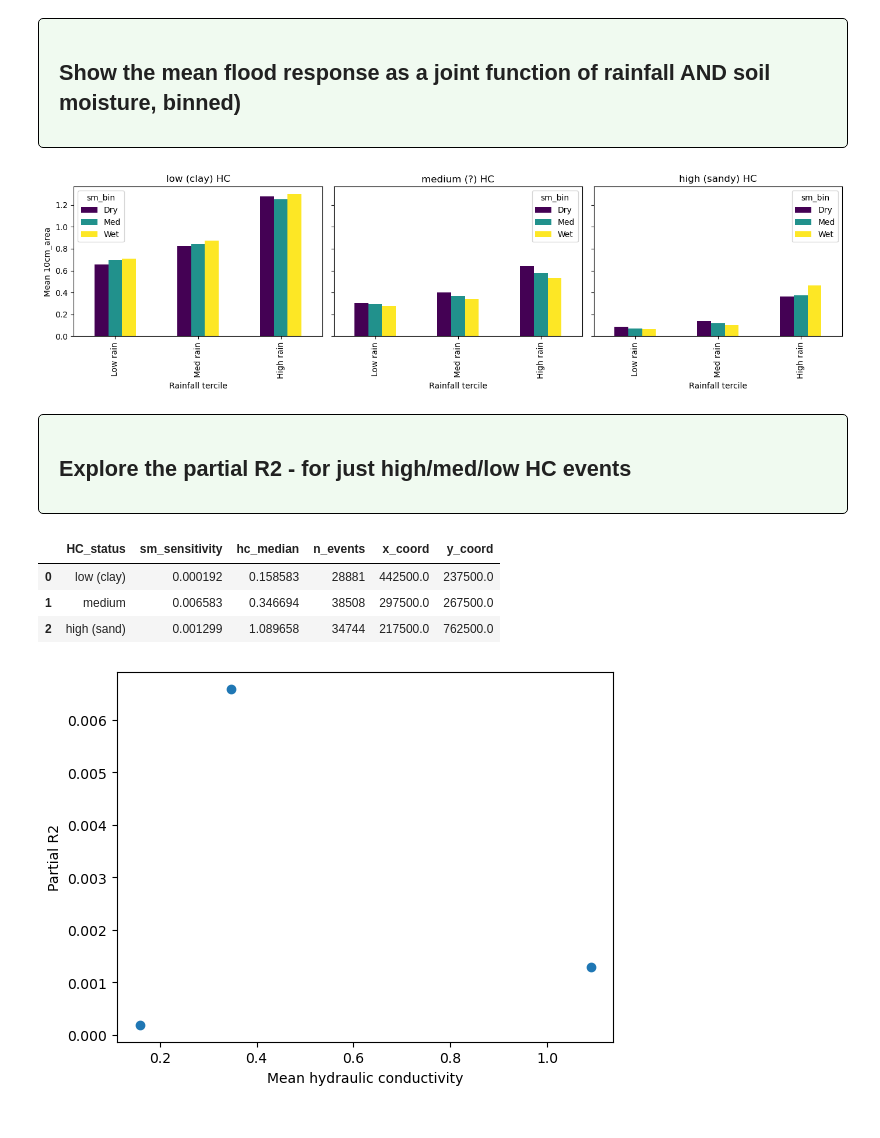
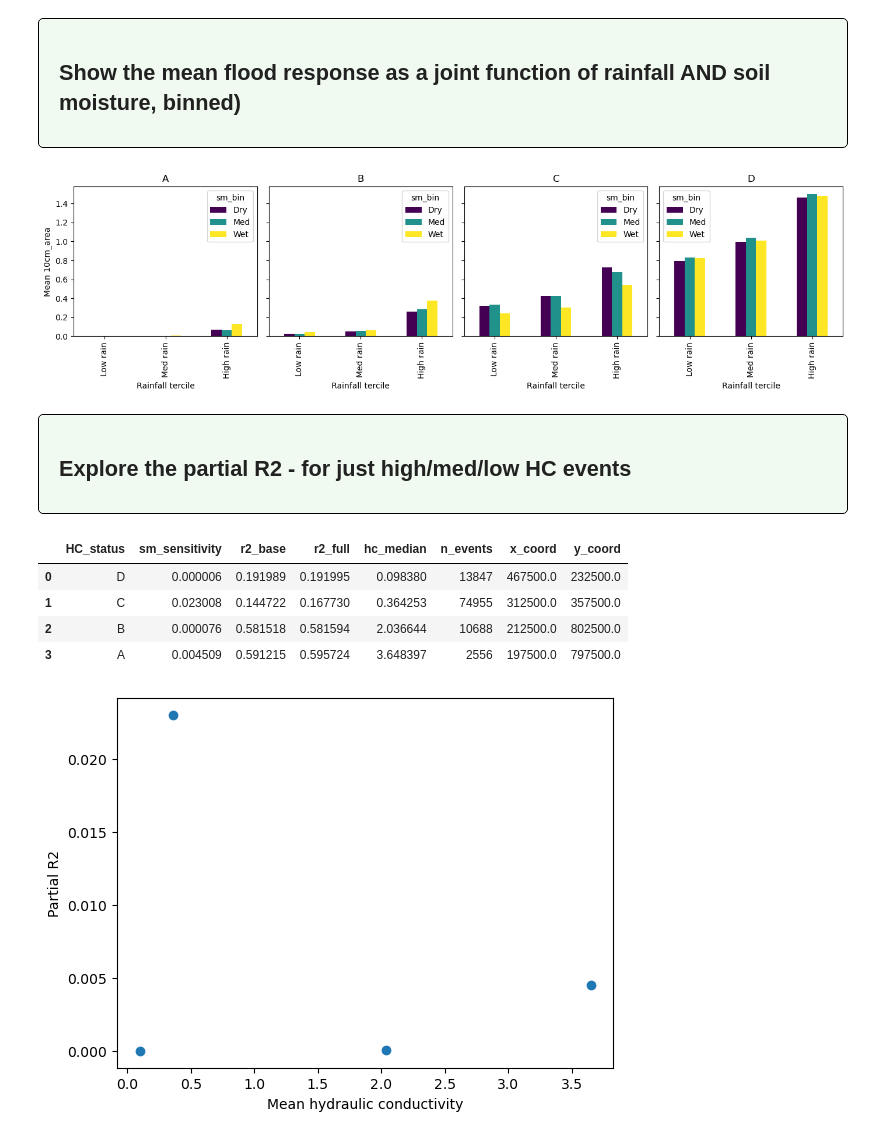
Before and after one commit to masher92/FutureFlood, a Jupyter notebook: AnalyseResults/AnalyseResults.ipynb, the cells around one changed output. Saved outputs shown, nothing was run; the diff lists cells and outputs as text; code cells hidden in the pictures.

```diff
--- a/AnalyseResults/AnalyseResults.ipynb
+++ b/AnalyseResults/AnalyseResults.ipynb
@@ -69,0 +76,3 @@ rainfall_events_all_df = rainfall_events_all_df[rainfall_events_all_df['max_prec
+# %%
+rainfall_events_all_df['HC_status'] = pd.cut(rainfall_events_all_df['hc_at_peak'],
+    bins=[-float('inf'), 0.15, 1.1, 3, float('inf')],labels=['D', 'C', 'B', 'A'], right=False, include_lowest=True)
@@ -145,4 +706,5 @@ hc_groups = {'low (clay)': rainfall_events_all_df_lowHC,
 
 </div>
 # %%
-colors = ["#2c7bb6", "#fdae61", "#d7191c"]
+# colors = ["red", "gold", "indigo", 'green']
+color_map = {'A': 'red','B': 'gold','C': 'indigo','D': 'green'}
@@ -314,0 +1316,35 @@ fig.tight_layout()
+# %%
+from sklearn.linear_model import LinearRegression
+
+df = rainfall_events_all_df.copy()
+df = add_sm_bin(df, fixed_edges=fixed_edges)  # from earlier - keeps SM bins consistent across classes
+
+metrics = [ ('10cm_area', 'Flooded area over 10cm'),('30cm_area', 'Flooded area over 30cm'),
+    ('10cm_volume', 'Flooded vol over 10cm'), ('30cm_volume', 'Flooded vol over 30cm'),]
+
+sm_colors = {'dry': 'tab:red', 'medium': 'tab:orange', 'wet': 'tab:blue'}
+
+fig, axs = plt.subplots(2, 2, figsize=(10, 8))
+
+for ax, (metric, ylabel) in zip(axs.flat, metrics):
+    for sm_bin, color in sm_colors.items():
+        sub = df[df['sm_bin'] == sm_bin].dropna(subset=['max_precip', metric])
+        if len(sub) < 5:
+            continue
+
+        ax.scatter(sub['max_precip'], sub[metric], s=8, alpha=0.35,
+                   color=color, label=f"{sm_bin} (n={len(sub)})")
+
+        X = sub[['max_precip']].values
+        y = sub[metric].values
+        reg = LinearRegression().fit(X, y)
+        xs = np.linspace(sub['max_precip'].min(), sub['max_precip'].max(), 50)
+        ax.plot(xs, reg.predict(xs.reshape(-1, 1)), color=color, linewidth=2.5)
+
+    ax.set_xlabel('Accumulated rainfall at grid cell with maximum')
+    ax.set_ylabel(ylabel)
+    ax.legend(fontsize=8)
+
+fig.suptitle('Class D — colored by antecedent SM bin')
+plt.tight_layout()
+plt.show()
@@ -324,23 +1550,23 @@ fig.tight_layout()
 # %%
 def plot_binned_sm_effect(df, flood_metric, hc_label, ax):
     df = df[['max_precip', 'mean_sm_2_before_event', flood_metric]].dropna()
 
     # Bin both rainfall and SM into terciles
     df['precip_bin'] = pd.qcut(df['max_precip'], 3, labels=['Low rain', 'Med rain', 'High rain'])
     df['sm_bin'] = pd.qcut(df['mean_sm_2_before_event'], 3, labels=['Dry', 'Med', 'Wet'])
 
     grouped = df.groupby(['precip_bin', 'sm_bin'])[flood_metric].mean().unstack()
     grouped.plot(kind='bar', ax=ax, colormap='viridis')
-    ax.set_title(f'{hc_label} HC')
+    ax.set_title(f'{hc_label}')
     ax.set_xlabel('Rainfall tercile')
     ax.set_ylabel(f'Mean {flood_metric}')
 
-fig, axs = plt.subplots(1, 3, figsize=(14, 4), sharey=True)
+fig, axs = plt.subplots(1, 4, figsize=(14, 4), sharey=True)
 for ax, (hc_label, hc_df) in zip(axs, hc_groups.items()):
     plot_binned_sm_effect(hc_df, '10cm_area', hc_label, ax)
 fig.tight_layout()
 # %% [output]
-[figure, old version]
+[figure, new version]
 # %% [markdown]
 </div>
 
@@ -353,16 +1610,12 @@ fig.tight_layout()
 # Apply across catchments
 results = []
 for catch_id, group in rainfall_events_all_df.groupby('HC_status'):
-    score = partial_r2_for_catchment(group, flood_metric='10cm_area')
+    r2_base, r2_full, score = partial_r2_for_catchment(group, flood_metric='10cm_area')
     hc_median = group['hc_at_peak'].median()
-    results.append({
-        'HC_status': catch_id,
-        'sm_sensitivity': score,
-        'hc_median': hc_median,
-        'n_events': len(group),
-        'x_coord': group['x_coord'].median(),
-        'y_coord': group['y_coord'].median(),
-    })
+    results.append({'HC_status': catch_id,'sm_sensitivity': score,
+                    'r2_base': r2_base, 'r2_full': r2_full,
+                    'hc_median': hc_median,'n_events': len(group),
+        'x_coord': group['x_coord'].median(),'y_coord': group['y_coord'].median(),})
 
 results_df = pd.DataFrame(results)
 plt.scatter(results_df['hc_median'], results_df['sm_sensitivity'])
@@ -370,8 +1623,9 @@ plt.xlabel('Mean hydraulic conductivity')
 plt.ylabel('Partial R2')
 results_df
 # %% [output]
-|  | HC_status | sm_sensitivity | hc_median | n_events | x_coord | y_coord |
-| 0 | low (clay) | 0.000192 | 0.158583 | 28881 | 442500.0 | 237500.0 |
-| 1 | medium | 0.006583 | 0.346694 | 38508 | 297500.0 | 267500.0 |
-| 2 | high (sand) | 0.001299 | 1.089658 | 34744 | 217500.0 | 762500.0 |
+|  | HC_status | sm_sensitivity | r2_base | r2_full | hc_median | n_events | x_coord | y_coord |
+| 0 | D | 0.000006 | 0.191989 | 0.191995 | 0.098380 | 13847 | 467500.0 | 232500.0 |
+| 1 | C | 0.023008 | 0.144722 | 0.167730 | 0.364253 | 74955 | 312500.0 | 357500.0 |
+| 2 | B | 0.000076 | 0.581518 | 0.581594 | 2.036644 | 10688 | 212500.0 | 802500.0 |
+| 3 | A | 0.004509 | 0.591215 | 0.595724 | 3.648397 | 2556 | 197500.0 | 797500.0 |
-[figure, old version]
+[figure, new version]
```
Also changed, not shown: parts of 73 cells of this notebook, 1 other file.
